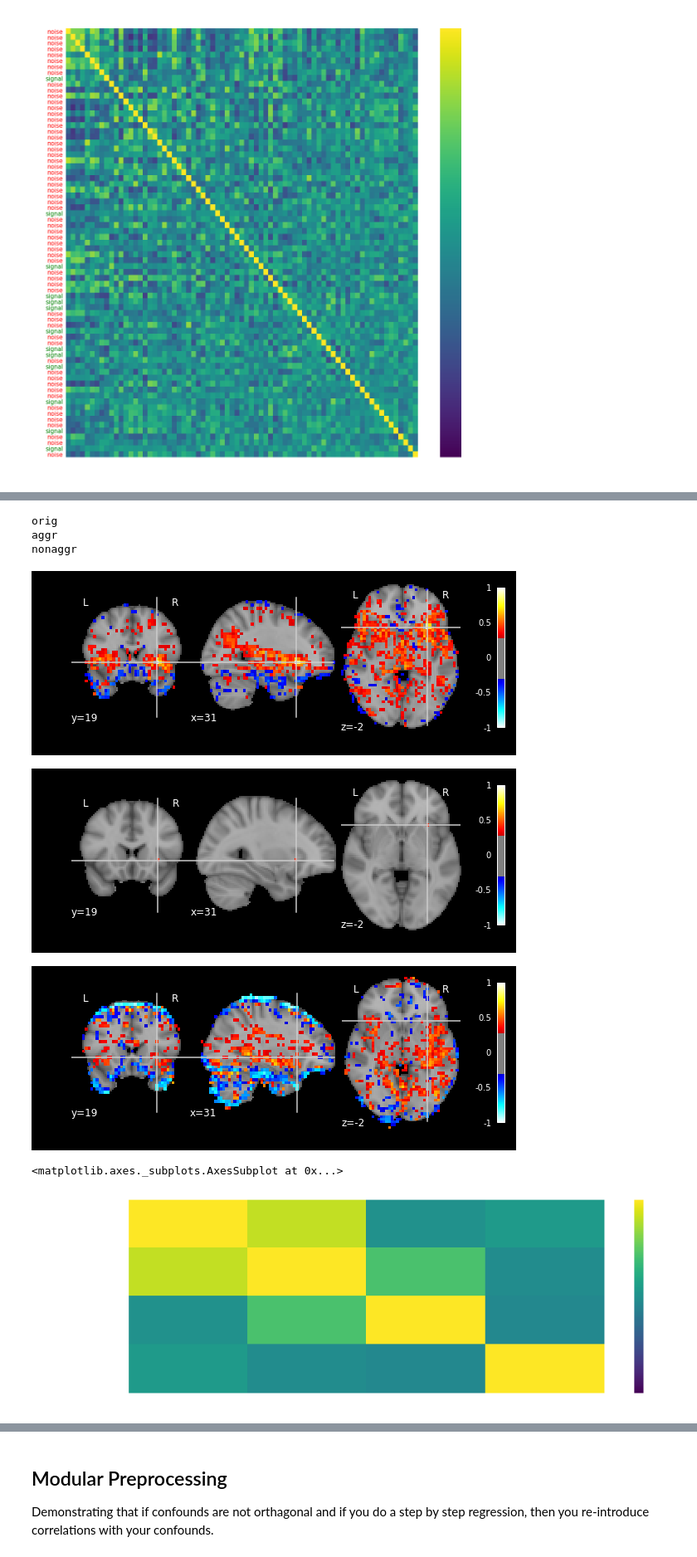
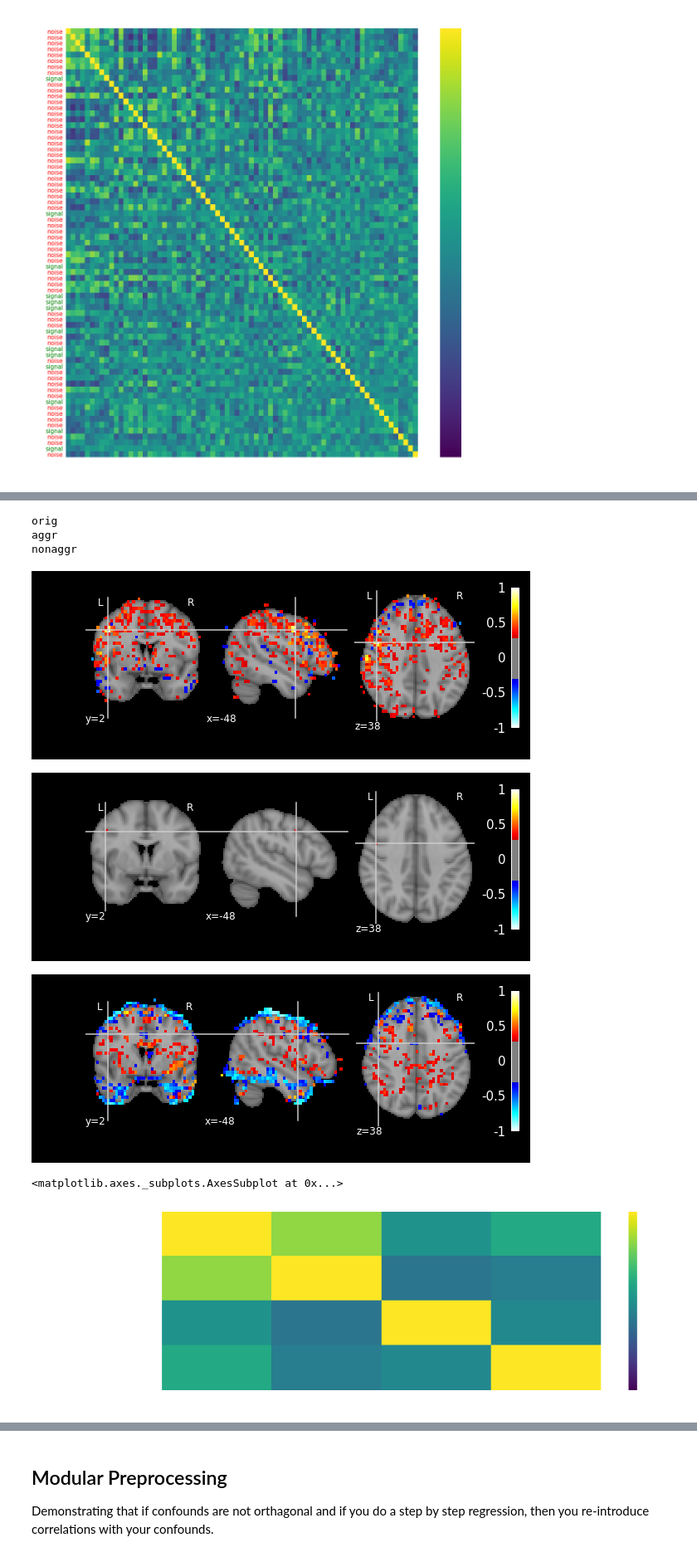
Before and after one commit to jdkent/2018-Seminar-Talk, a Jupyter notebook: seminar_graphs.ipynb, the cells around one changed output, grey strips where cells are left out. Shown at 83% size. Cells and saved outputs as stored; diff of their text form; code cells hidden in the pictures.

Commit message:
change example to motor cortex

```diff
--- a/seminar_graphs.ipynb
+++ b/seminar_graphs.ipynb
@@ -117,8 +195,10 @@ plt.savefig('./imgs/correlation_ica_components.png', transparent=True)
 # %% [output]
 [figure]
 # %%
-# get a voxel in the right insula
+# get a voxel in the left motor cortex
+# uses millimeter coordinates (not voxel coordinates)
 bold_img = nib.load('./data/test_bold_space-MNI152NLin2009cAsym_preproc.nii.gz')
 bold_data = bold_img.get_data()
-right_insula = bold_data[37,44,19]
-right_insula_df = pd.DataFrame.from_dict({'right_insula': right_insula})
+# voxel coordinates
+left_motor = bold_data[14, 39, 29]
+left_motor_df = pd.DataFrame.from_dict({'left_motor': left_motor})
@@ -141,8 +226,8 @@ plt.savefig('./imgs/right_insula_timecourse.png', transparent=True)
 column_names = ica_ts.iloc[:, ica_noise_idx].columns.tolist()
 all_columns = "+".join(column_names)
 
-model_agg = smf.ols('right_insula ~ ' + all_columns,
-                    data=pd.concat([ica_ts.iloc[:, ica_noise_idx], right_insula_df], axis='columns'))
+model_agg = smf.ols('left_motor ~ ' + all_columns,
+                    data=pd.concat([ica_ts.iloc[:, ica_noise_idx], left_motor_df], axis='columns'))
 # %%
 fit_agg = model_agg.fit()
 # %%
@@ -193,9 +278,9 @@ Warnings:
 # while condsidering the variance that is explained by the signal components...
 # then you subtract that "fitted" model from the original data
 all_comps = '+'.join([str(x) for x in ica_ts.columns.tolist()])
-model_noise = smf.ols('right_insula ~ ' + all_comps, data=pd.concat([ica_ts, right_insula_df], axis='columns'))
+model_noise = smf.ols('left_motor ~ ' + all_comps, data=pd.concat([ica_ts, left_motor_df], axis='columns'))
 fit_noise = model_noise.fit()
 noise_series = np.dot(ica_ts.iloc[:,ica_noise_idx], fit_noise.params[ica_noise_idx])
-right_insula_nonaggr = right_insula_df['right_insula'] - noise_series
+left_motor_nonaggr = left_motor_df['left_motor'] - noise_series
 # %%
 # write three text files for analysis
@@ -220,27 +307,27 @@ for signal in ['orig', 'aggr', 'nonaggr']:
 from nilearn.plotting import plot_stat_map
 for signal, stat in afni_corr_objs.items():
     print(signal)
-    plot_stat_map(stat, threshold=0.3, cut_coords=[31,19,-2], vmax=1.0, black_bg=True)
+    plot_stat_map(stat, threshold=0.3, cut_coords=[-48, 2, 38], vmax=1.0, black_bg=True)
     plt.savefig('./imgs/{sig}_brain.png'.format(sig=signal), transparent=True)
 # %% [output]
 orig
 aggr
 nonaggr
-[figure, old version]
+[figure, new version]
-[figure, old version]
+[figure, new version]
-[figure, old version]
+[figure, new version]
 # %%
 # see which denoising strategy still correlates with a measure of motion.
 names = ['aggressive', 'original', 'nonaggressive']
 
-sns.heatmap(np.corrcoef(np.array([fit_agg.resid, right_insula_df['right_insula'], right_insula_nonaggr]), confounds['FramewiseDisplacement'].T),
+sns.heatmap(np.corrcoef(np.array([fit_agg.resid, left_motor_df['left_motor'], left_motor_nonaggr]), confounds['FramewiseDisplacement'].T),
             yticklabels=names + ['FramewiseDisplacement'], # label the yaxis with individual markers
             xticklabels=names + ['FramewiseDisplacement'],
             vmin=-0.5, vmax=0.5, # set the colorbar to go from -1 to 1
             center=0,
             cmap='viridis')
 # %% [output]
 <matplotlib.axes._subplots.AxesSubplot at 0x...>
-[figure, old version]
+[figure, new version]
 # %%
 # see which measures correlate with the global signal
```
Also changed, not shown: parts of 27 cells of this notebook, 17 other files.
